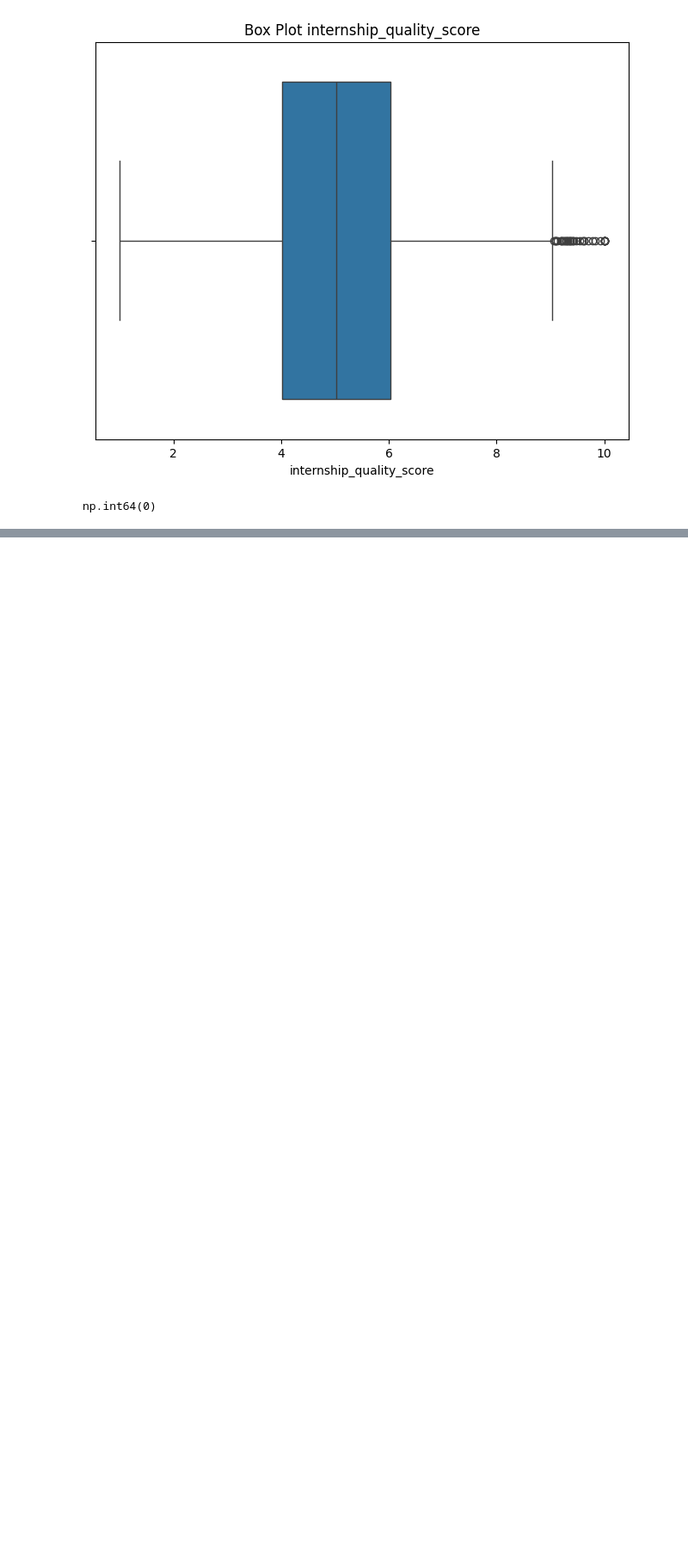
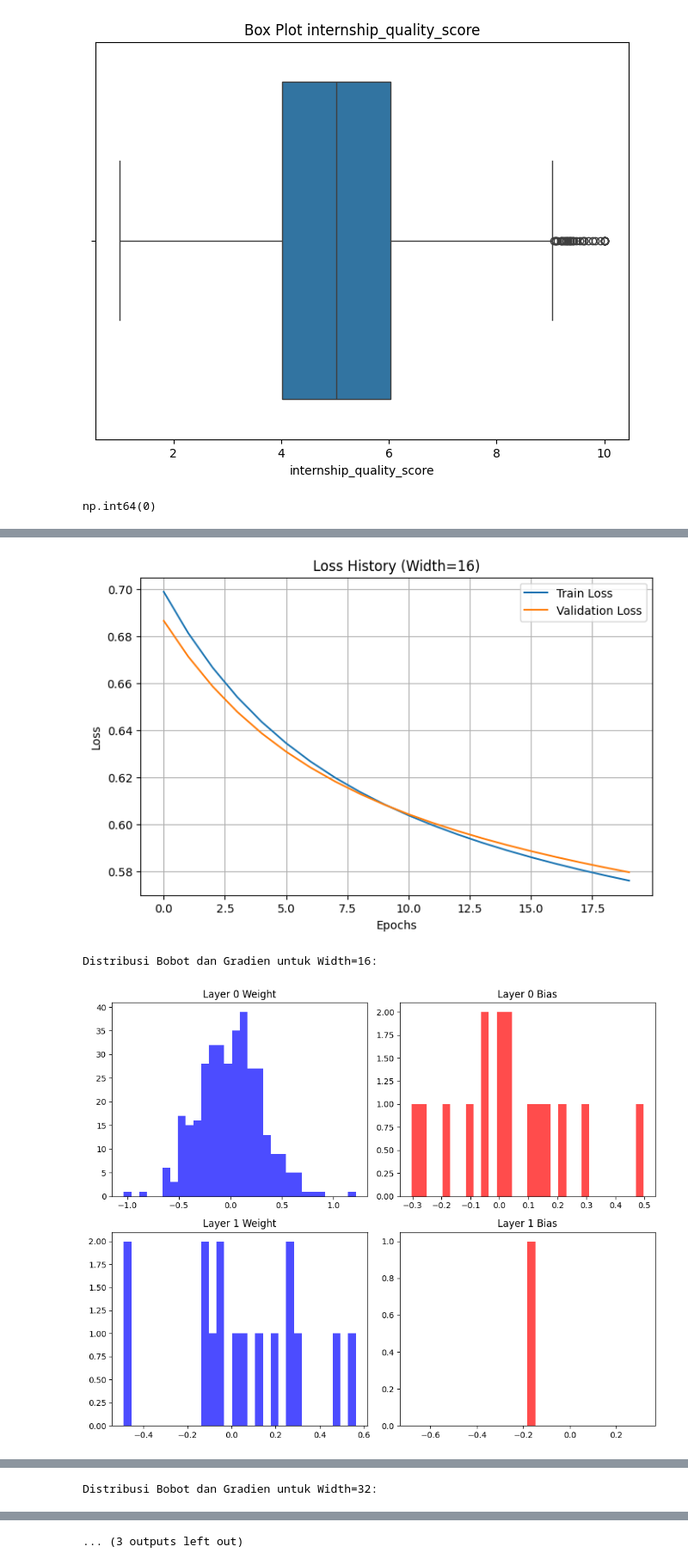
Before and after one commit to drianto/KasihTauMama, a Jupyter notebook: src/notebook.ipynb, the cells around one changed output, grey strips where cells are left out. Shown at 86% size. Cells and saved outputs as stored; diff of their text form; code cells hidden in the pictures; blank space fills up the shorter version.

Commit message:
feat: testing effect depth and width, activation function in hidden layer,  learning rate, regularization, weight initialization, and comparation testing with sklearn MLPClassifier

```diff
--- a/src/notebook.ipynb
+++ b/src/notebook.ipynb
@@ -161,0 +187,16 @@ X_train, X_val, y_train, y_val = train_test_split(X, y, test_size=0.2, random_st
+# %%
+def plot_history(history, title="Training vs Validation Loss"):
+    plt.figure(figsize=(8,5))
+    plt.plot(history['train_loss'], label='Train Loss')
+    if len(history['val_loss']) > 0 and history['val_loss'][0] is not None:
+        plt.plot(history['val_loss'], label='Validation Loss')
+    plt.title(title)
+    plt.xlabel('Epochs')
+    plt.ylabel('Loss')
+    plt.legend()
+    plt.grid(True)
+    plt.show()
+
+def calculate_accuracy(y_true, y_pred):
+    y_pred_class = (y_pred >= 0.5).astype(int)
+    return np.mean(y_true == y_pred_class)
@@ -161,0 +208,22 @@ X_train, X_val, y_train, y_val = train_test_split(X, y, test_size=0.2, random_st
+# %%
+width_variations = [16, 32, 64]
+history_width = {}
+model_width = {}
+
+for w in width_variations:
+    print(f"\nMelatih FFNN dengan 1 hidden layer (width={w})...")
+    model = FFNN(loss=BCE(), layers=[input_dim, w, output_dim], activation=[ReLU(), Sigmoid()], link_verbose=False, init_method='normal', mean=0, variance=0.1, seed=42)
+    hist = model.fit(X_train_scaled, y_train_np, epochs=20, learning_rate=0.01, batch_size=32, verbose=1, X_val=X_val_scaled, y_val=y_val_np)
+
+    y_pred_val = model.predict(X_val_scaled)
+    acc = calculate_accuracy(y_val_np, y_pred_val)
+    print(f"Width={w} - Validation Accuracy: {acc:.4f}, Final Val Loss: {hist['val_loss'][-1]:.4f}")
+
+    history_width[w] = hist
+    model_width[w] = model
+    plot_history(hist, title=f"Loss History (Width={w})")
+
+    print(f"Distribusi Bobot dan Gradien untuk Width={w}:")
+    model.show_weight_distribution(layers=[0, 1])
+    model.show_dw_distribution(layers=[0, 1])
+# %% [output]
@@ -161,0 +247,3 @@ X_train, X_val, y_train, y_val = train_test_split(X, y, test_size=0.2, random_st
+[figure, added]
+Distribusi Bobot dan Gradien untuk Width=16:
+[figure, added]
@@ -161,0 +269 @@ X_train, X_val, y_train, y_val = train_test_split(X, y, test_size=0.2, random_st
+Distribusi Bobot dan Gradien untuk Width=32:
@@ -161,0 +290 @@ X_train, X_val, y_train, y_val = train_test_split(X, y, test_size=0.2, random_st
+... (3 outputs left out)
```
Also changed, not shown: parts of 23 cells of this notebook.
